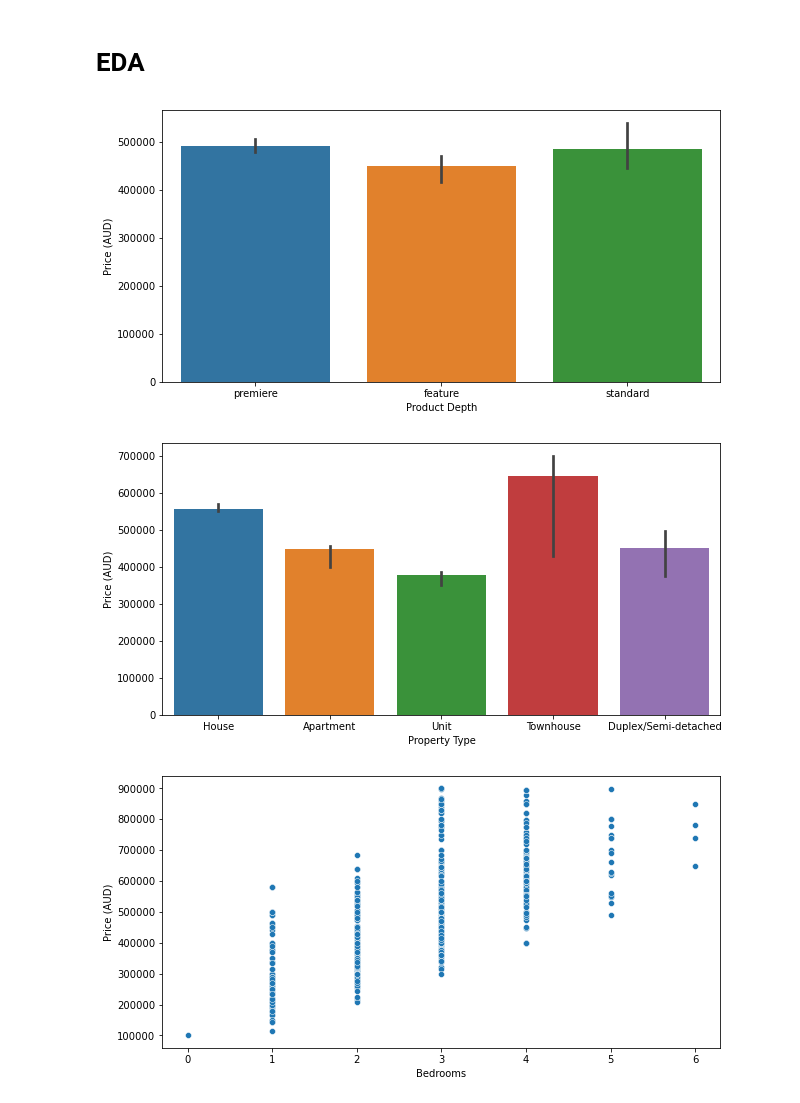
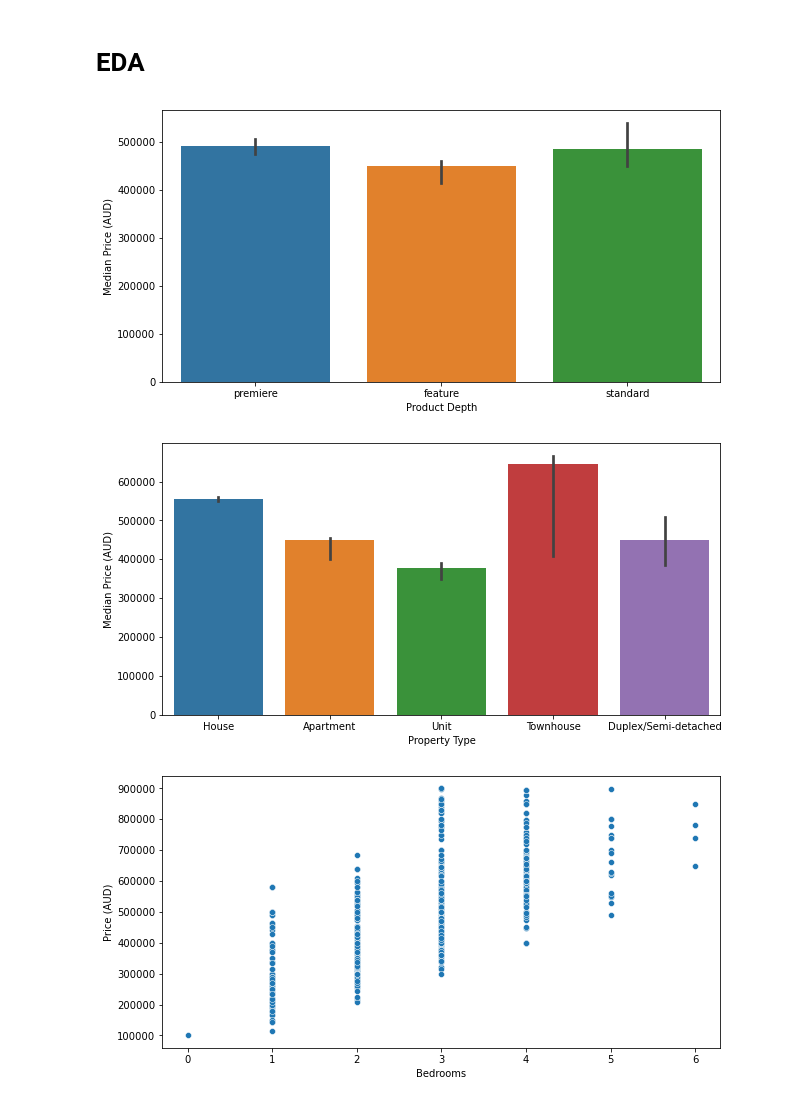
Before and after one commit to ayang-deloitte/Semester2Capstone, a Jupyter notebook: EDA.ipynb, the cells around one changed output. Cells and saved outputs as stored; diff of their text form; code cells hidden in the pictures.

```diff
--- a/EDA.ipynb
+++ b/EDA.ipynb
@@ -304,2 +285,2 @@ def imputeValue(rowName, colName):
 # %%
-data_c5 = data_c4.copy()
+data_c5.isnull().sum()/len(data_c4)
@@ -387,23 +331,23 @@ import matplotlib.pyplot as plt
 import seaborn as sb
 from numpy import median
 # %%
-# product depth - somewhat similar median housing prices, but midtier has the most variance
+# product depth - somewhat similar median housing prices, but the median price of premier is highest
 plt.figure(figsize = (10, 5))
 sb.barplot(x = "product_depth",y = "price", data = data_clean, estimator = median)
 plt.xlabel("Product Depth")
-plt.ylabel("Price (AUD)")
+plt.ylabel("Median Price (AUD)")
 plt.show()
 # %% [output]
-[figure, old version]
+[figure, new version]
 # %%
 # property type - townhouses and houses have the highest median prices, units the lowest
 plt.figure(figsize = (10, 5))
 sb.barplot(x = "property_type",y = "price", data = data_clean, estimator = median)
 plt.xlabel("Property Type")
-plt.ylabel("Price (AUD)")
+plt.ylabel("Median Price (AUD)")
 plt.show()
 # %% [output]
-[figure, old version]
+[figure, new version]
 # %%
 # general trend- more bedrooms increases housing price
 plt.figure(figsize = (10, 5))
```
Also changed, not shown: parts of 14 cells of this notebook, 2 other files.
